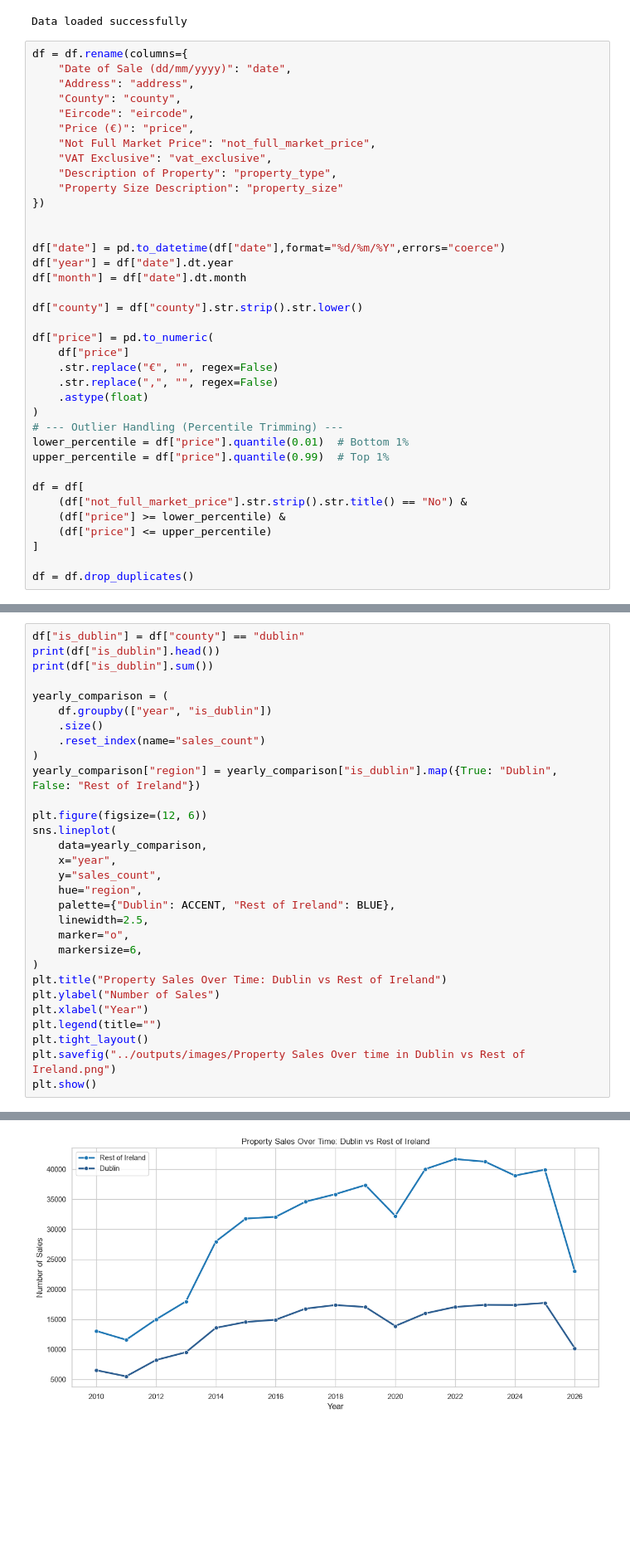
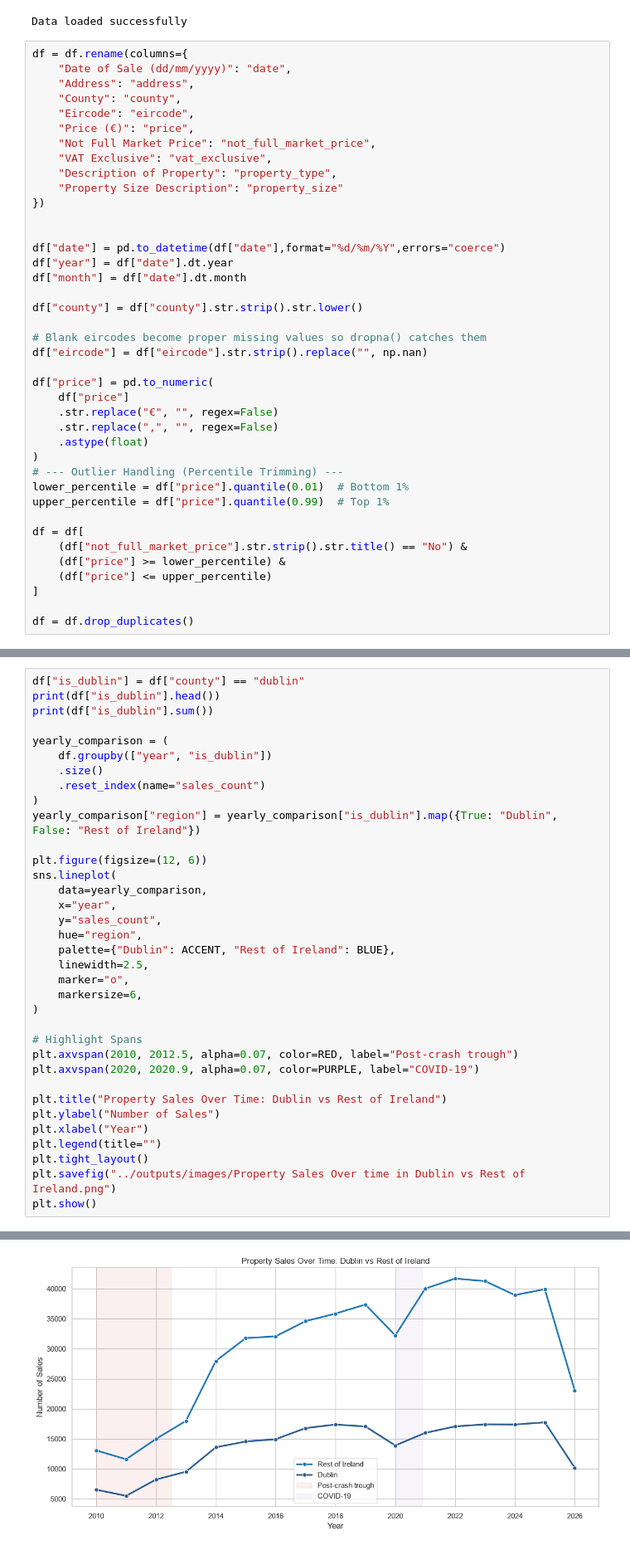
Before and after one commit to lentenamen/House_Prices_in_Ireland_Analysis, a Jupyter notebook: notebooks/main.ipynb, the cells around one changed output, grey strips where cells are left out. Shown at 83% size. Cells and saved outputs as stored; diff of their text form; blank space fills up the shorter version.

```diff
--- a/notebooks/main.ipynb
+++ b/notebooks/main.ipynb
@@ -41,6 +41,9 @@ df["month"] = df["date"].dt.month
 
 df["county"] = df["county"].str.strip().str.lower()
 
+# Blank eircodes become proper missing values so dropna() catches them
+df["eircode"] = df["eircode"].str.strip().replace("", np.nan)
+
 df["price"] = pd.to_numeric(
     df["price"]
     .str.replace("€", "", regex=False)
@@ -222,34 +224,39 @@ yearly_comparison = (
     .reset_index(name="sales_count")
 )
 yearly_comparison["region"] = yearly_comparison["is_dublin"].map({True: "Dublin", False: "Rest of Ireland"})
 
 plt.figure(figsize=(12, 6))
 sns.lineplot(
     data=yearly_comparison,
     x="year",
     y="sales_count",
     hue="region",
     palette={"Dublin": ACCENT, "Rest of Ireland": BLUE},
     linewidth=2.5,
     marker="o",
     markersize=6,
 )
+
+# Highlight Spans
+plt.axvspan(2010, 2012.5, alpha=0.07, color=RED, label="Post-crash trough")
+plt.axvspan(2020, 2020.9, alpha=0.07, color=PURPLE, label="COVID-19")
+
 plt.title("Property Sales Over Time: Dublin vs Rest of Ireland")
 plt.ylabel("Number of Sales")
 plt.xlabel("Year")
 plt.legend(title="")
 plt.tight_layout()
 plt.savefig("../outputs/images/Property Sales Over time in Dublin vs Rest of Ireland.png")
 plt.show()
 # %% [output]
 0     True
 1    False
 2     True
 3    False
 4    False
 Name: is_dublin, dtype: bool
 233825
-[figure, old version]
+[figure, new version]
 # %%
 yearly_comparison["total"] = yearly_comparison.groupby("year")["sales_count"].transform("sum")
 yearly_comparison["pct_of_total"] = yearly_comparison["sales_count"] / yearly_comparison["total"] * 100
```
Also changed, not shown: parts of 2 cells of this notebook, 6 other files.
